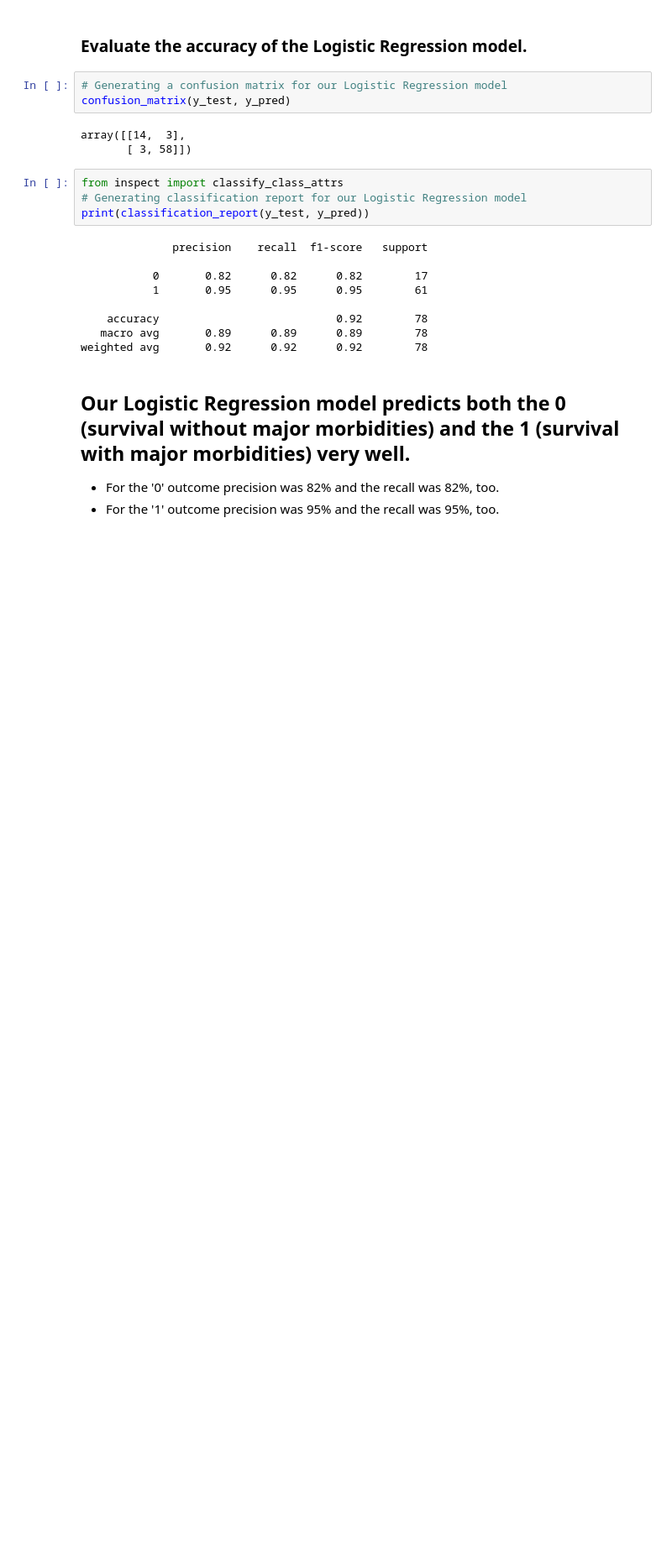
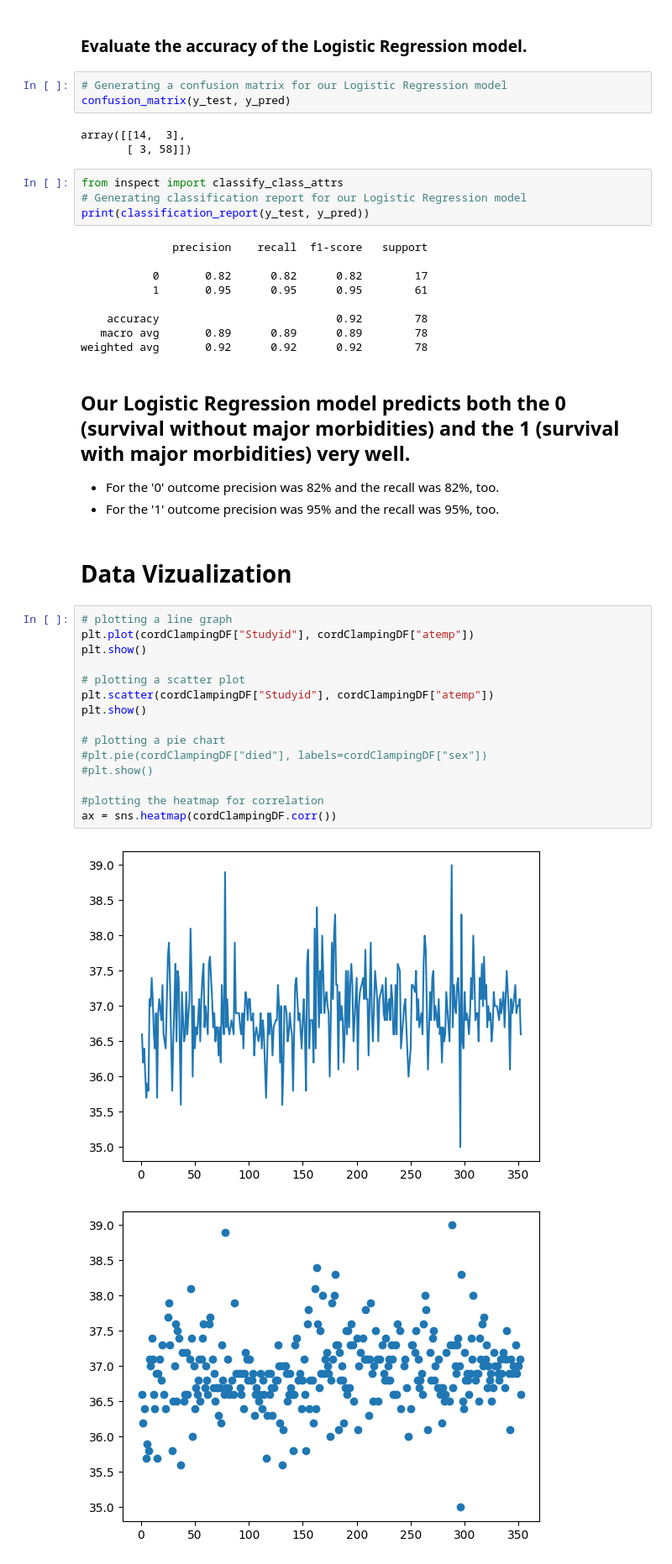
Before and after one commit to Joshua-Moe/Project_04-CordClamping, a Jupyter notebook: Project04_LogisticRegression.ipynb, the cells around one changed output. Shown at 84% size. Drawn from its saved outputs; the diff is of its cells as text; blank space fills up the shorter version.

Commit message:
added bunch of plots

```diff
--- a/Project04_LogisticRegression.ipynb
+++ b/Project04_LogisticRegression.ipynb
@@ -115,3 +117,23 @@ weighted avg       0.92      0.92      0.92        78
 ## **Our Logistic Regression model predicts both the 0 (survival without major morbidities) and the 1 (survival with major morbidities) very well.**
 *   For the '0' outcome precision was 82% and the recall was 82%, too.
 *   For the '1' outcome precision was 95% and the recall was 95%, too.
+# %% [markdown]
+# Data Vizualization
+# %%
+# plotting a line graph
+plt.plot(cordClampingDF["Studyid"], cordClampingDF["atemp"])
+plt.show()
+
+# plotting a scatter plot
+plt.scatter(cordClampingDF["Studyid"], cordClampingDF["atemp"])
+plt.show()
+
+# plotting a pie chart
+#plt.pie(cordClampingDF["died"], labels=cordClampingDF["sex"])
+#plt.show()
+
+#plotting the heatmap for correlation
+ax = sns.heatmap(cordClampingDF.corr())
+# %% [output]
+[figure, added]
+[figure, added]
```
Also changed, not shown: parts of 2 cells of this notebook.
